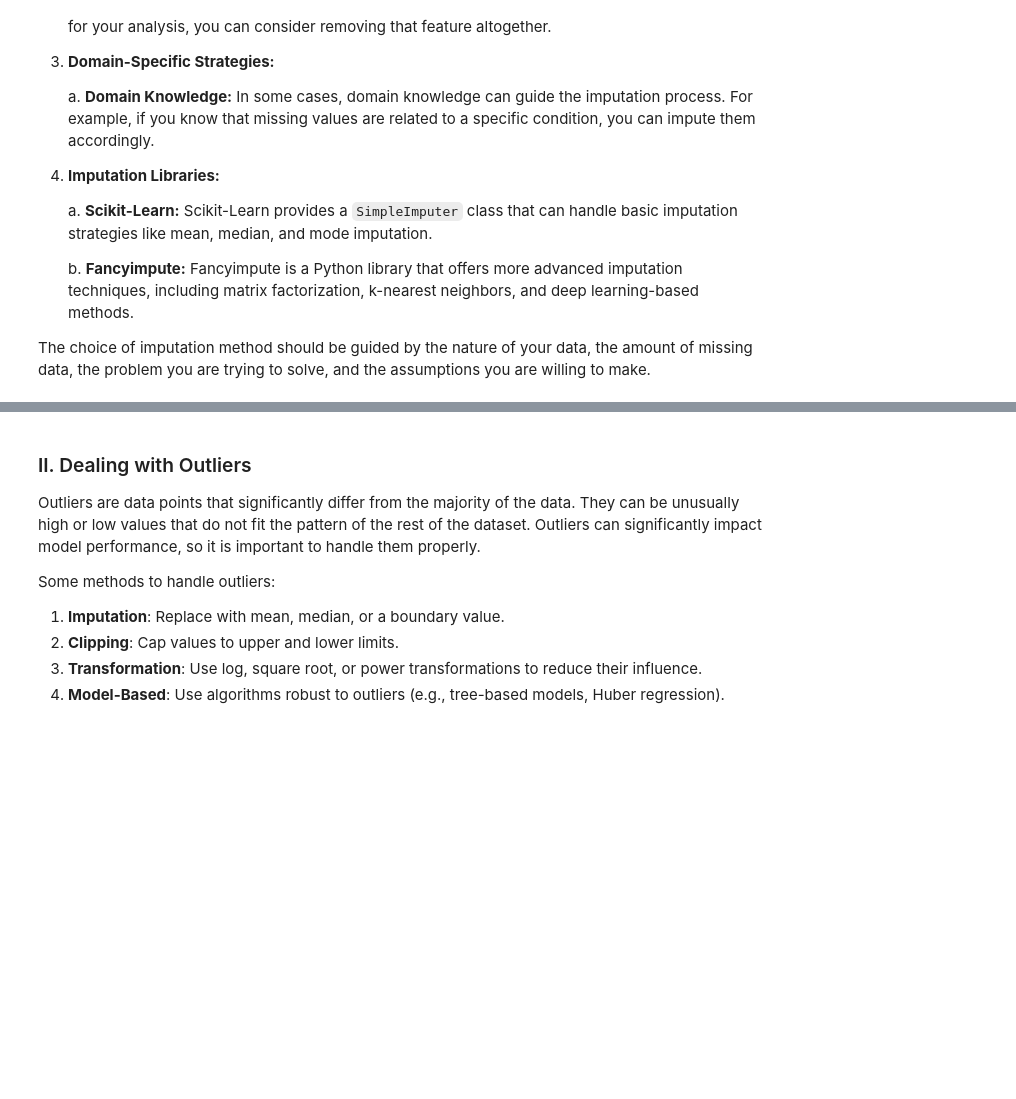
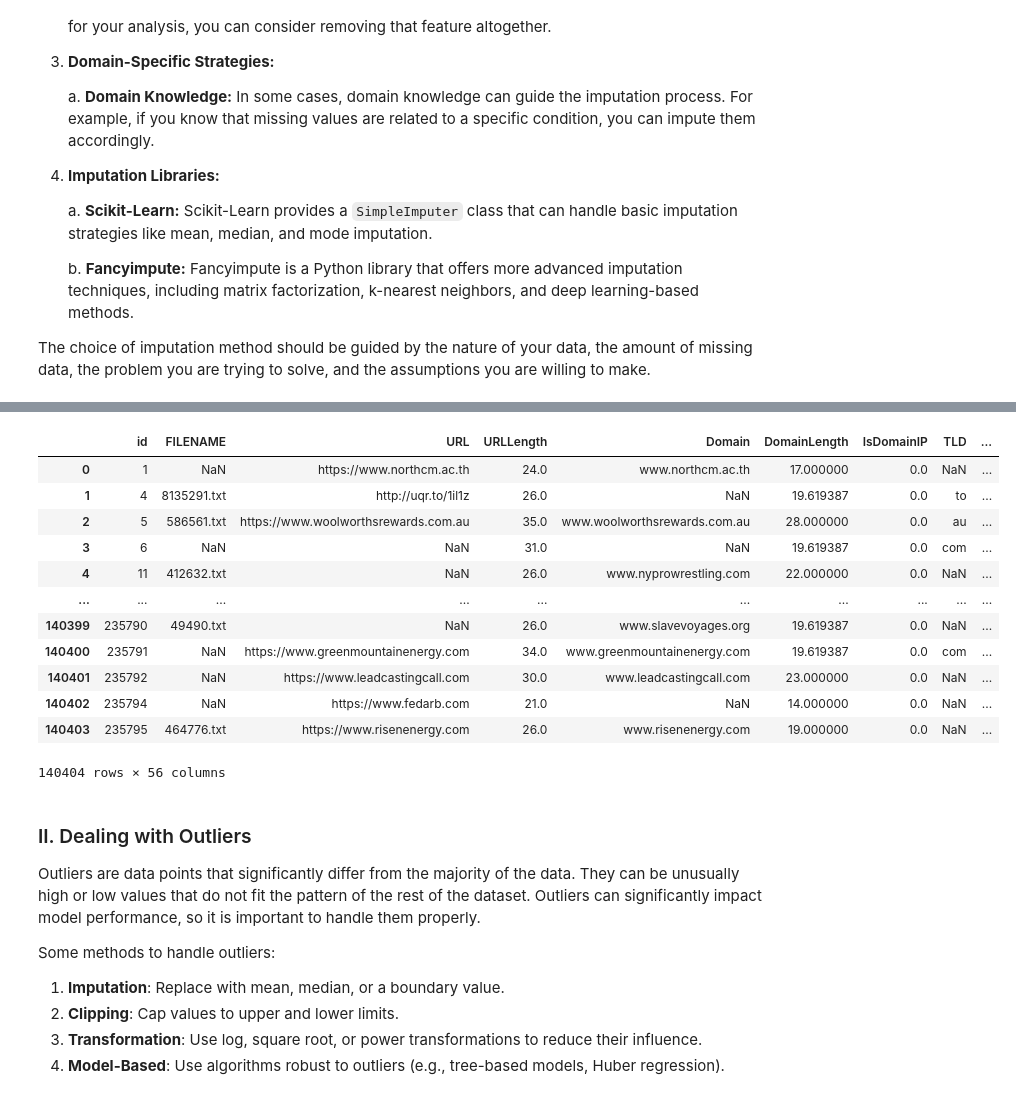
Before and after one commit to AhmadFawwazi/Tugas-Besar-2-IF3070-Dasar-Inteligensi-Artifisial-Implementasi-Algoritma-Pembelajaran-Mesin, a Jupyter notebook: src.ipynb, the cells around one changed output, grey strips where cells are left out. Saved outputs shown, nothing was run; the diff lists cells and outputs as text; code cells hidden in the pictures; blank space fills up the shorter version.

Commit message:
Data Cleaning Inshaa Allah

```diff
--- a/src.ipynb
+++ b/src.ipynb
@@ -201,3 +192,60 @@ dtype: int64
+# %%
+from sklearn.base import BaseEstimator, TransformerMixin
+from sklearn.impute import SimpleImputer
+import pandas as pd
+import numpy as np
+
+class ClusterImputer(BaseEstimator, TransformerMixin):
+    def __init__(self, mean_cols=None, median_cols=None, modus_cols=None, domain_know_cols=None):
+
+        self.mean_cols = mean_cols
+        self.median_cols = median_cols
+        self.modus_cols = modus_cols
+        self.domain_know_cols = domain_know_cols
+
+    def fit(self, X, y=None):
+        self.mean_imputer = SimpleImputer(strategy='mean').fit(X[self.mean_cols])
+        self.median_imputer = SimpleImputer(strategy='median').fit(X[self.median_cols])
+        self.modus_imputer = SimpleImputer(strategy='most_frequent').fit(X[self.modus_cols])
+        return self
+
+    def transform(self, X):
+        X = X.copy()
+
+        if self.mean_cols:
+            X[self.mean_cols] = self.mean_imputer.transform(X[self.mean_cols])
+
+        if self.median_cols:
+            X[self.median_cols] = self.median_imputer.transform(X[self.median_cols])
+
+        if self.modus_cols:
+            X[self.modus_cols] = self.modus_imputer.transform(X[self.modus_cols])
+
+        for col in self.domain_know_cols:
+            X.loc[(X['label'] == 1) & (X[col].isnull()), col] = 1
+            X.loc[(X['label'] == 0) & (X[col].isnull()), col] = 0
+
+        return X
+
+cobai = df.copy()
+imputer = ClusterImputer(mean_cols=mean_data, median_cols=median_data, modus_cols=modus_data, domain_know_cols=domain_know)
+train_set_imputed = imputer.fit_transform(cobai)
+
+train_set_imputed
+# %% [output]
+|  | id | FILENAME | URL | URLLength | Domain | DomainLength | IsDomainIP | TLD | ... |
+| 0 | 1 | NaN | https://www.northcm.ac.th | 24.0 | www.northcm.ac.th | 17.000000 | 0.0 | NaN | ... |
+| 1 | 4 | 8135291.txt | http://uqr.to/1il1z | 26.0 | NaN | 19.619387 | 0.0 | to | ... |
+| 2 | 5 | 586561.txt | https://www.woolworthsrewards.com.au | 35.0 | www.woolworthsrewards.com.au | 28.000000 | 0.0 | au | ... |
+| 3 | 6 | NaN | NaN | 31.0 | NaN | 19.619387 | 0.0 | com | ... |
+| 4 | 11 | 412632.txt | NaN | 26.0 | www.nyprowrestling.com | 22.000000 | 0.0 | NaN | ... |
+| ... | ... | ... | ... | ... | ... | ... | ... | ... | ... |
+| 140399 | 235790 | 49490.txt | NaN | 26.0 | www.slavevoyages.org | 19.619387 | 0.0 | NaN | ... |
+| 140400 | 235791 | NaN | https://www.greenmountainenergy.com | 34.0 | www.greenmountainenergy.com | 19.619387 | 0.0 | com | ... |
+| 140401 | 235792 | NaN | https://www.leadcastingcall.com | 30.0 | www.leadcastingcall.com | 23.000000 | 0.0 | NaN | ... |
+| 140402 | 235794 | NaN | https://www.fedarb.com | 21.0 | NaN | 14.000000 | 0.0 | NaN | ... |
+| 140403 | 235795 | 464776.txt | https://www.risenenergy.com | 26.0 | www.risenenergy.com | 19.000000 | 0.0 | NaN | ... |
+140404 rows × 56 columns
 # %% [markdown]
 ### II. Dealing with Outliers
 
```
Also changed, not shown: parts of 11 cells of this notebook.
